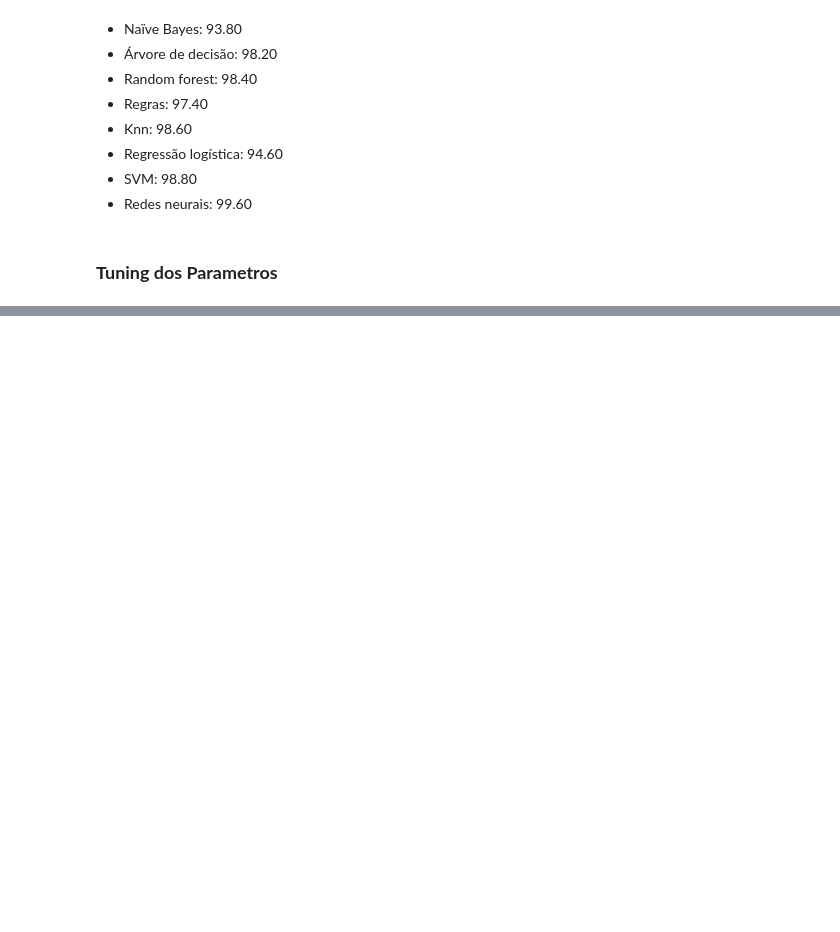
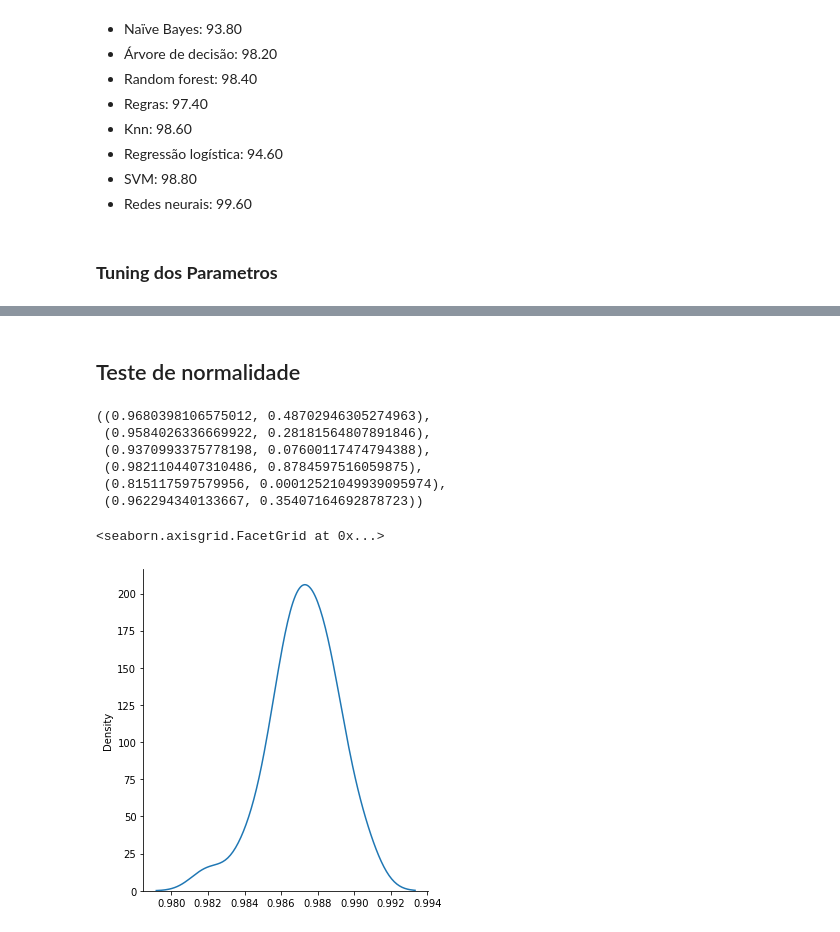
Before and after one commit to WES404/Machine_Learning_udemy, a Jupyter notebook: ML_UDEMY.ipynb, the cells around one changed output, grey strips where cells are left out. Drawn from its saved outputs; the diff is of its cells as text; code cells hidden in the pictures; blank space fills up the shorter version.

```diff
--- a/ML_UDEMY.ipynb
+++ b/ML_UDEMY.ipynb
@@ -1216,0 +1328,7 @@ from sklearn.neural_network import MLPClassifier
+# %%
+grid_search = GridSearchCV(estimator = MLPClassifier(), param_grid = parametro)
+grid_search.fit(X_credit, y_credit)
+melhores_parametro = grid_search.best_params_
+melhorer_resultado = grid_search.best_score_
+print(melhores_parametro)
+print(melhorer_resultado)
@@ -1216,0 +1339,36 @@ from sklearn.neural_network import MLPClassifier
+# %%
+resultados_arvore = []
+resultados_random_forest = []
+resultados_knn = []
+resultados_logistica = []
+resultados_svm = []
+resultados_rede_neural = []
+
+
+for i in range(30):
+  kfold = KFold(n_splits = 10, shuffle = True, random_state = i)
+
+  arvore = DecisionTreeClassifier(criterion = "entropy", min_samples_leaf = 1, min_samples_split = 5, splitter = "best")
+  scores = cross_val_score(arvore, X_credit, y_credit, cv = kfold)
+
+  resultados_arvore.append(scores.mean())
+
+  random_forest = RandomForestClassifier(criterion = 'entropy', min_samples_leaf = 1, min_samples_split=5, n_estimators = 10)
+  scores = cross_val_score(random_forest, X_credit, y_credit, cv = kfold)
+  resultados_random_forest.append(scores.mean())
+
+  knn = KNeighborsClassifier()
+  scores = cross_val_score(knn, X_credit, y_credit, cv = kfold)
+  resultados_knn.append(scores.mean())
+
+  logistica = LogisticRegression(C = 1.0, solver = 'lbfgs', tol = 0.0001)
+  scores = cross_val_score(logistica, X_credit, y_credit, cv = kfold)
+  resultados_logistica.append(scores.mean())
+
+  svm = SVC(kernel = 'rbf', C = 2.0)
+  scores = cross_val_score(svm, X_credit, y_credit, cv = kfold)
+  resultados_svm.append(scores.mean())
+
+  rede_neural = MLPClassifier(activation = 'relu', batch_size = 56, solver = 'adam')
+  scores = cross_val_score(rede_neural, X_credit, y_credit, cv = kfold)
+  resultados_rede_neural.append(scores.mean())
@@ -1216,0 +1390,2 @@ from sklearn.neural_network import MLPClassifier
+# %% [markdown]
+## Teste de normalidade
@@ -1216,0 +1396,14 @@ from sklearn.neural_network import MLPClassifier
+# %%
+shapiro(resultados_arvore), shapiro(resultados_knn), shapiro(resultados_logistica), shapiro(resultados_random_forest), shapiro(resultados_rede_neural), shapiro(resultados_svm)
+# %% [output]
+((0.9680398106575012, 0.48702946305274963),
+ (0.9584026336669922, 0.28181564807891846),
+ (0.9370993375778198, 0.07600117474794388),
+ (0.9821104407310486, 0.8784597516059875),
+ (0.815117597579956, 0.00012521049939095974),
+ (0.962294340133667, 0.35407164692878723))
+# %%
+sns.displot(resultados_arvore, kind = "kde")
+# %% [output]
+<seaborn.axisgrid.FacetGrid at 0x...>
+[figure, added]
```
Also changed, not shown: parts of 63 cells of this notebook.
